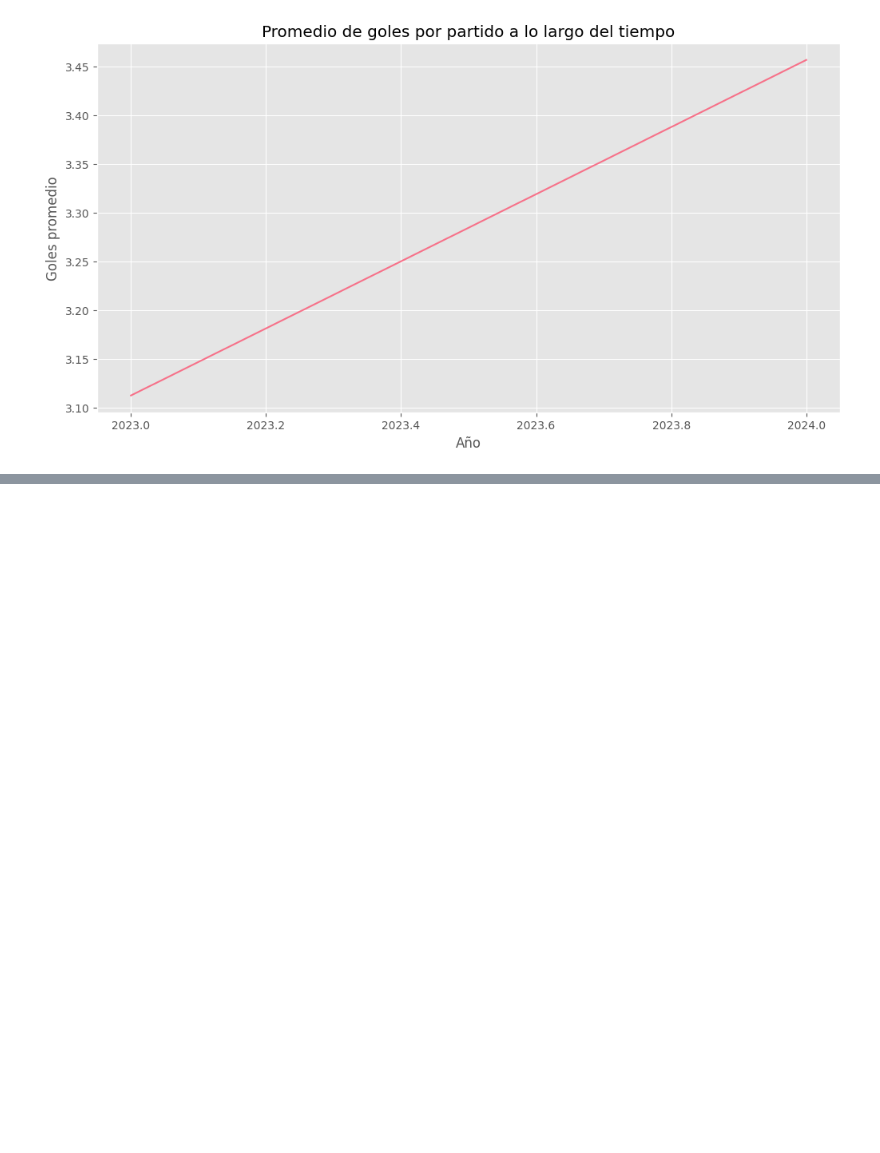
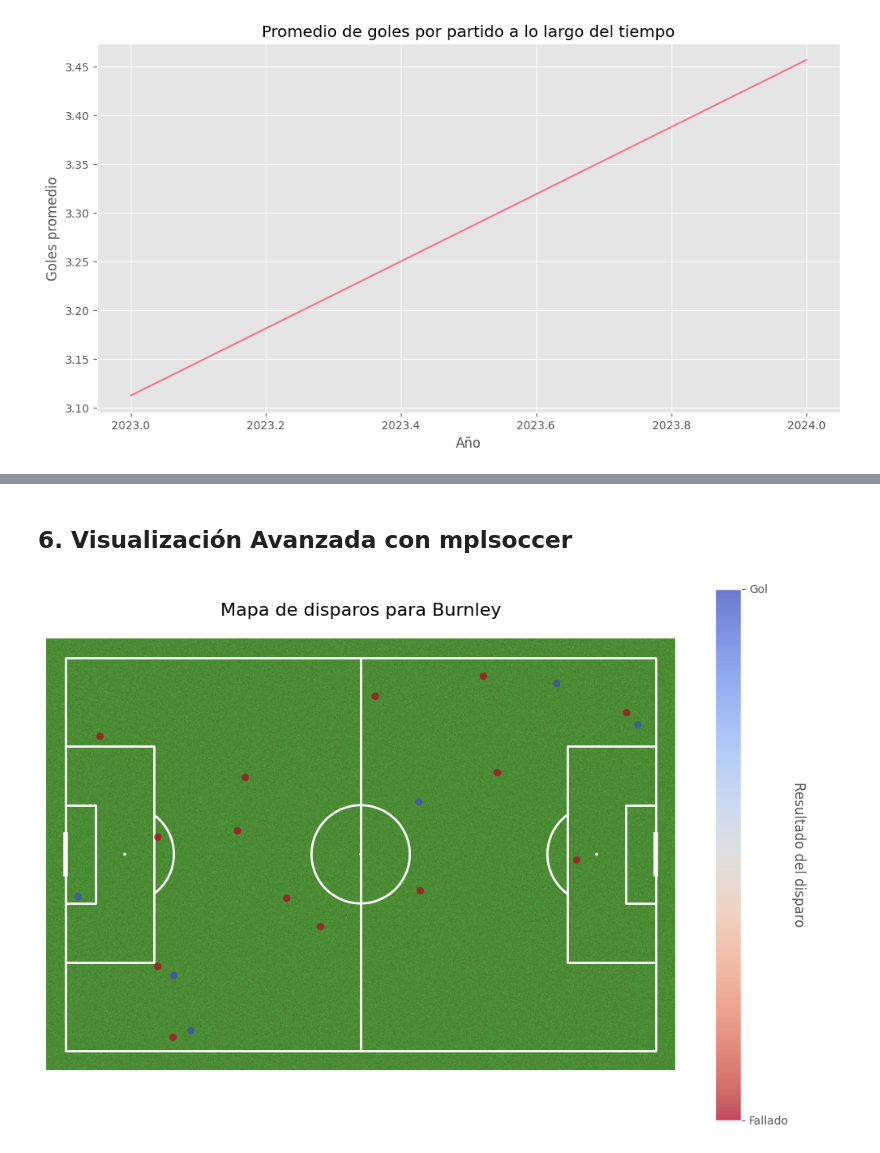
Before and after one commit to FreddyHV/IImplementation-TesisPFC2, a Jupyter notebook: Implementation.ipynb, the cells around one changed output, grey strips where cells are left out. Cells and saved outputs as stored; diff of their text form; code cells hidden in the pictures; blank space fills up the shorter version.

```diff
--- a/Implementation.ipynb
+++ b/Implementation.ipynb
@@ -255,0 +370,46 @@ Correlación entre goles local y visita: -0.216 (p-value: 0.0000)
+# %% [markdown]
+## 6. Visualización Avanzada con mplsoccer
+# %%
+try:
+    from mplsoccer import Pitch, VerticalPitch
+    import matplotlib.patheffects as path_effects
+
+    # Crear un ejemplo de visualización de mapa de calor
+    def create_shot_map(df, team_name):
+        """Crea un mapa de disparos para un equipo específico"""
+        # Filtrar datos del equipo (ejemplo simplificado)
+        team_home = df[df['HomeTeam'] == team_name]
+        team_away = df[df['AwayTeam'] == team_name]
+
+        # Crear datos sintéticos para el ejemplo (en un dataset real usaríamos coordenadas)
+        np.random.seed(42)
+        n_shots = 20
+        x = np.random.uniform(0, 120, n_shots)
+        y = np.random.uniform(0, 80, n_shots)
+        goals = np.random.choice([0, 1], n_shots, p=[0.7, 0.3])
+
+        # Crear el pitch
+        pitch = Pitch(pitch_type='statsbomb', pitch_color='grass', line_color='white')
+        fig, ax = pitch.draw(figsize=(10, 7))
+
+        # Plot shots
+        sc = pitch.scatter(x, y, c=goals, cmap='coolwarm_r', alpha=0.7, ax=ax)
+
+        # Añadir leyenda
+        ax.set_title(f'Mapa de disparos para {team_name}', fontsize=16, pad=20)
+        cbar = plt.colorbar(sc, ax=ax)
+        cbar.set_label('Resultado del disparo', rotation=270, labelpad=15)
+        cbar.set_ticks([0, 1])
+        cbar.set_ticklabels(['Fallado', 'Gol'])
+
+        plt.show()
+
+    # Ejemplo con el primer equipo disponible
+    if 'HomeTeam' in df.columns:
+        create_shot_map(df, df['HomeTeam'].iloc[0])
+    else:
+        print("No hay datos de equipos para crear mapa de disparos")
+except ImportError:
+    print("mplsoccer no está instalado. Instálalo con: !pip install mplsoccer")
+# %% [output]
+[figure, added]
```
Also changed, not shown: parts of 4 cells of this notebook.
